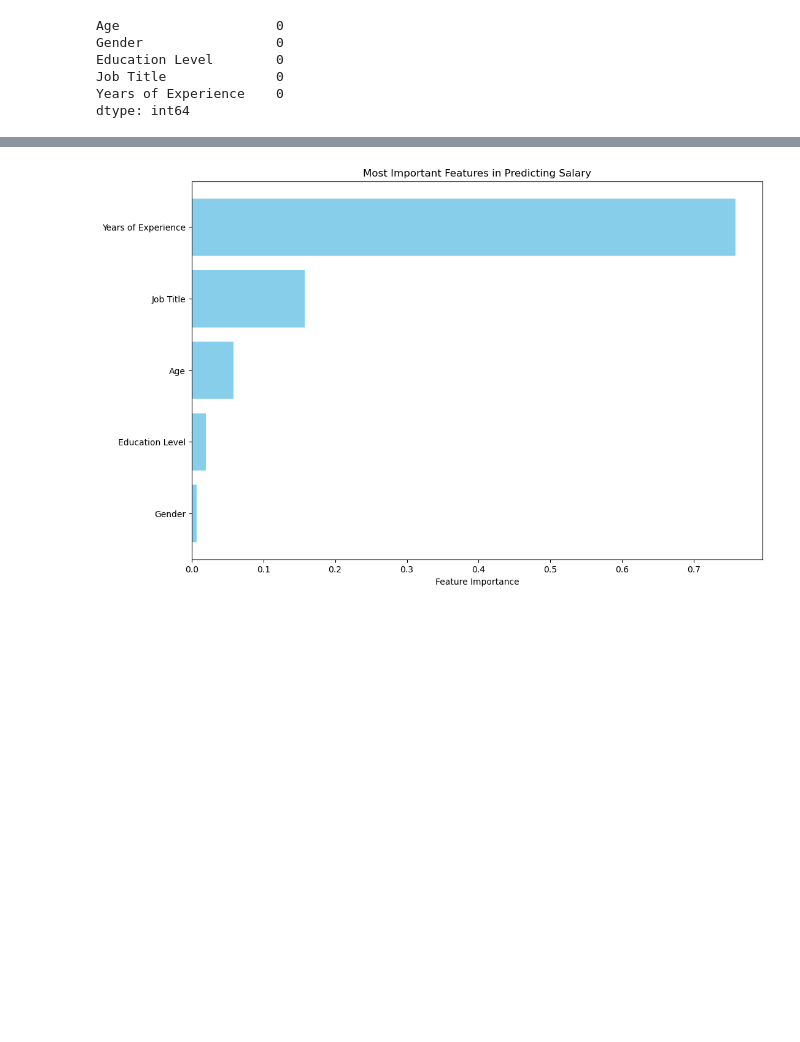
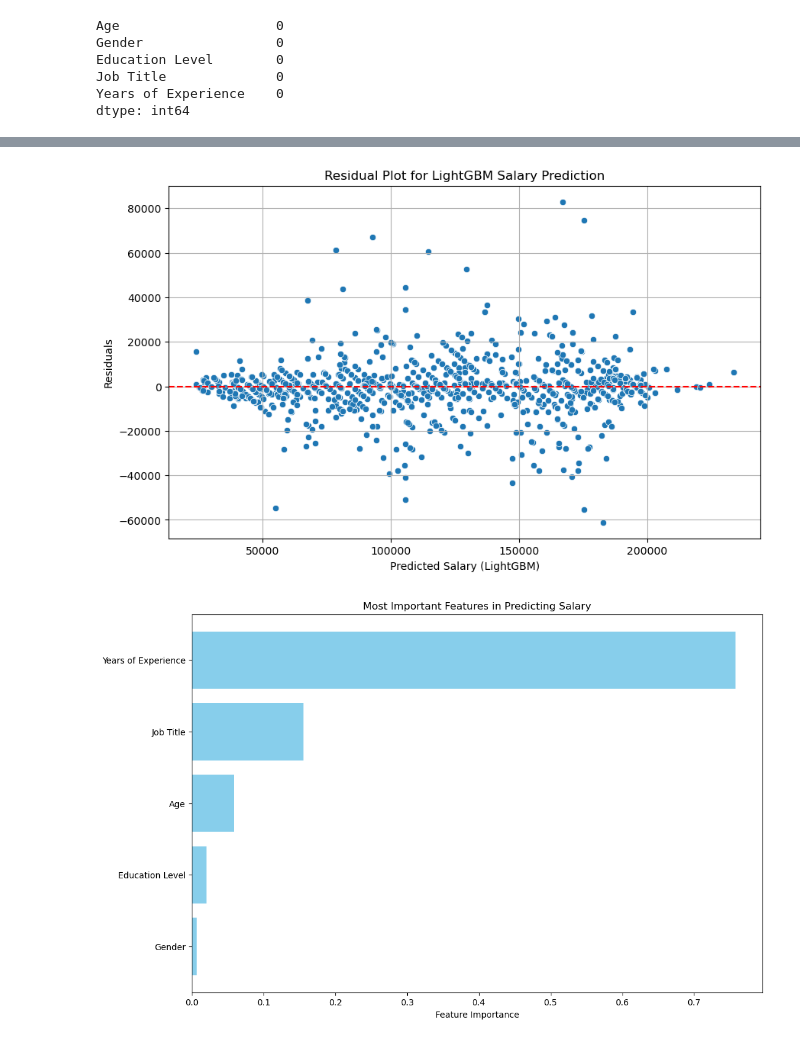
Before and after one commit to risv1/predictive-salary-modeling, a Jupyter notebook: classifier/Updated_model.ipynb, the cells around one changed output, grey strips where cells are left out. Drawn from its saved outputs; the diff is of its cells as text; code cells hidden in the pictures; blank space fills up the shorter version.

```diff
--- a/classifier/Updated_model.ipynb
+++ b/classifier/Updated_model.ipynb
@@ -399,0 +419,6 @@ R^2 Score: 0.9636271902372576
+# %%
+lightgbm_model = lgb.LGBMRegressor()
+lightgbm_model.fit(X_train, y_train)
+y_pred_lgbm = lightgbm_model.predict(X_test)
+
+residuals_lgbm = y_test - y_pred_lgbm
@@ -400,3 +432,14 @@ R^2 Score: 0.9636271902372576
+# %%
+plt.figure(figsize=(10, 6))
+sns.scatterplot(x=y_pred_lgbm, y=residuals_lgbm)
+plt.axhline(y=0, color='r', linestyle='--')  # Add a horizontal line at 0
+plt.xlabel('Predicted Salary (LightGBM)')
+plt.ylabel('Residuals')
+plt.title('Residual Plot for LightGBM Salary Prediction')
+plt.grid()
+plt.show()
+# %% [output]
+[figure, added]
 # %%
 # Access the feature importances of the Random Forest Regressor
 feature_importances = models['Random Forest'].feature_importances_
```
Also changed, not shown: parts of 10 cells of this notebook.
